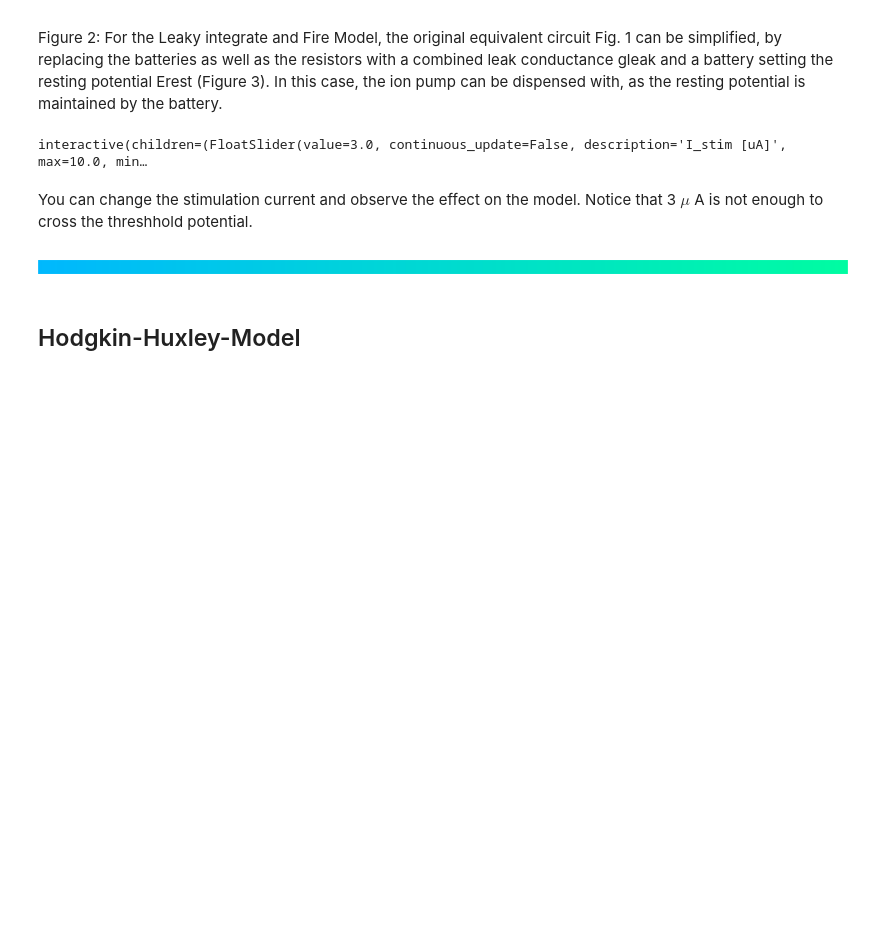
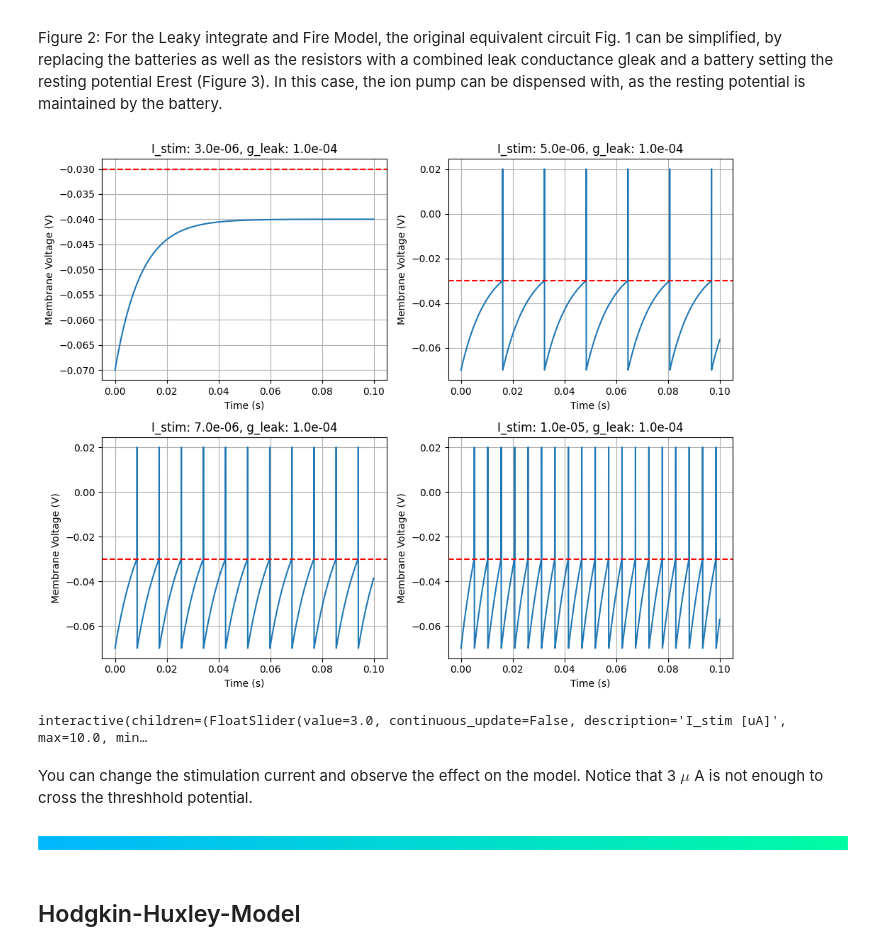
Before and after one commit to YKarsten/Neuron-Simulation, a Jupyter notebook: Neuron-Simulation.ipynb, the cells around one changed output. Drawn from its saved outputs; the diff is of its cells as text; code cells hidden in the pictures; blank space fills up the shorter version.

```diff
--- a/Neuron-Simulation.ipynb
+++ b/Neuron-Simulation.ipynb
@@ -49,4 +49,70 @@ Figure 2: For the Leaky integrate and Fire Model, the original equivalent circui
 conductance gleak and a battery setting the resting potential Erest
 (Figure 3). In this case, the ion pump can be dispensed with, as the
 resting potential is maintained by the battery.
+# %%
+import numpy as np
+import matplotlib.pyplot as plt
+
+def membrane_voltage(vm, i_stim, cm, g_leak, params):
+    r = 1 / g_leak
+    tau = cm * r
+
+    for index in range(len(params["time"]) - 1):
+        if vm[index] < params["v_thr"]:
+            vm[index + 1] = (((-vm[index] + params["v_rest"]) / tau) + (i_stim[index] / cm)) * \
+                            params["step_size"] + vm[index]
+        elif vm[index] == params["v_spike"]:
+            vm[index + 1] = params["v_rest"]
+        elif vm[index] > params["v_thr"]:
+            vm[index + 1] = params["v_spike"]
+
+    return vm
+
+def plot_subplot(i_stim_val, g_leak_val, ax):
+    vm = np.zeros(len(params["time"]))
+    vm[0] = params["v_rest"]
+
+    i_stim = np.zeros(len(params["time"]))
+    i_stim[:4999] = i_stim_val
+
+    vm = membrane_voltage(vm, i_stim, params["cm"], g_leak_val, params)
+
+    ax.plot(params["time"], vm)
+    ax.set_xlabel("Time (s)")
+    ax.set_ylabel("Membrane Voltage (V)")
+    ax.set_title(f"I_stim: {i_stim_val:.1e}, g_leak: {g_leak_val:.1e}")
+    # Add threshhold value indicator
+    ax.axhline(y=-0.03, linestyle="dashed", color="red", label='Threshold potential (-30mV)')
+    ax.grid()
+
+params = {
+    "v_rest": -70e-3,
+    "v_thr": -30e-3,
+    "v_spike": 20e-3,
+    "step_size": 30e-6,
+    "cm": 1e-6,  # Update with the correct membrane capacitance value
+}
+
+params["time"] = np.arange(0, 0.1, params["step_size"])
+
+# Create a figure with four subplots in a 2x2 layout
+fig, axs = plt.subplots(2, 2, figsize=(10, 8))
+
+# Define different values for I_stim and g_leak
+i_stim_values = [3e-6, 5e-6, 7e-6, 10e-6]
+g_leak_values = [100e-6, 100e-6, 100e-6, 100e-6]
+
+# Plot each subplot with different I_stim and g_leak values
+for i in range(4):
+    row, col = divmod(i, 2)
+    plot_subplot(i_stim_values[i], g_leak_values[i], axs[row, col])
+
+
+# Adjust the layout and spacing
+
+plt.tight_layout()
+
+plt.show()
+# %% [output]
+[figure, added]
 # %%
```
Also changed, not shown: parts of 4 cells of this notebook.
